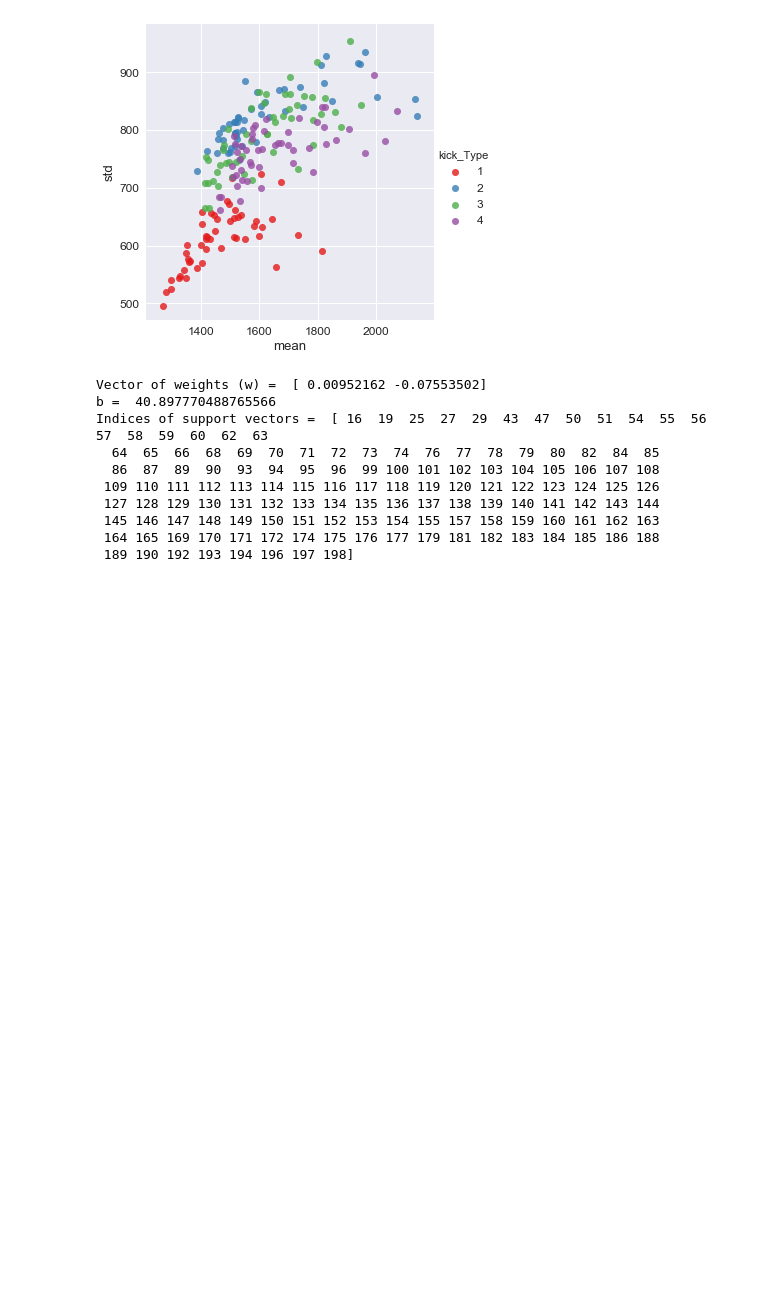
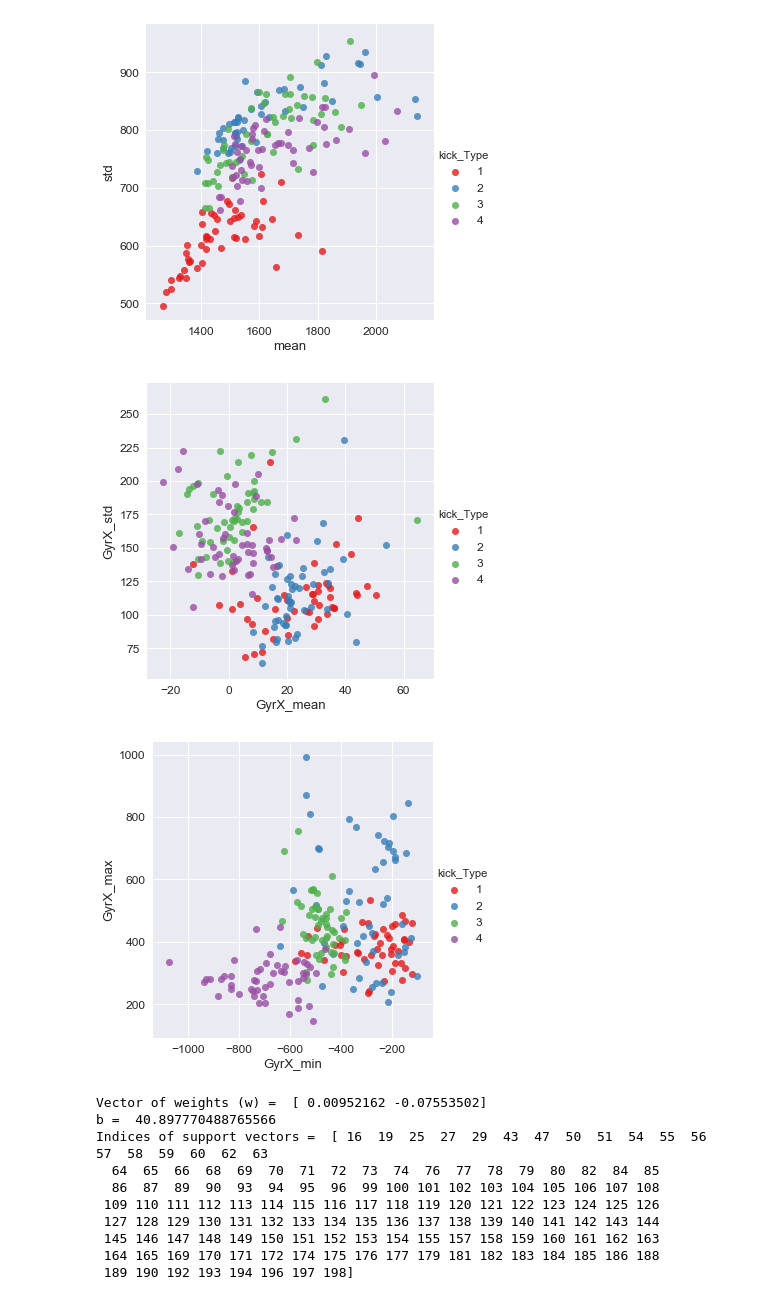
Before and after one commit to Procrastinnovation/Capstone, a Jupyter notebook: Kicking_Automation.ipynb, the cells around one changed output. Drawn from its saved outputs; the diff is of its cells as text; code cells hidden in the pictures; blank space fills up the shorter version.

```diff
--- a/Kicking_Automation.ipynb
+++ b/Kicking_Automation.ipynb
@@ -171,19 +189,35 @@ with open('Accelerometer.csv', 'w', newline='') as file:
 # %%
 %matplotlib inline
 import pandas as pd
 import numpy as np
 import seaborn as sns; sns.set(font_scale=1.2)
 import matplotlib.pyplot as plt
 
 data = pd.read_csv('Accelerometer.csv')
 sns.lmplot('mean', 'std',
            data=data,
            hue='kick_Type',
            palette='Set1',
            fit_reg=False,
            scatter_kws={"s": 50});
+
+sns.lmplot('GyrX_mean', 'GyrX_std',
+           data=data,
+           hue='kick_Type',
+           palette='Set1',
+           fit_reg=False,
+           scatter_kws={"s": 50});
+
+sns.lmplot('GyrX_min', 'GyrX_max',
+           data=data,
+           hue='kick_Type',
+           palette='Set1',
+           fit_reg=False,
+           scatter_kws={"s": 50});
 # %% [output]
-[figure, old version]
+[figure, new version]
+[figure, added]
+[figure, added]
 # %%
 from sklearn import svm
 #---Converting the Columns as Matrices---
```
Also changed, not shown: parts of 1 cell of this notebook, 3 other files.
